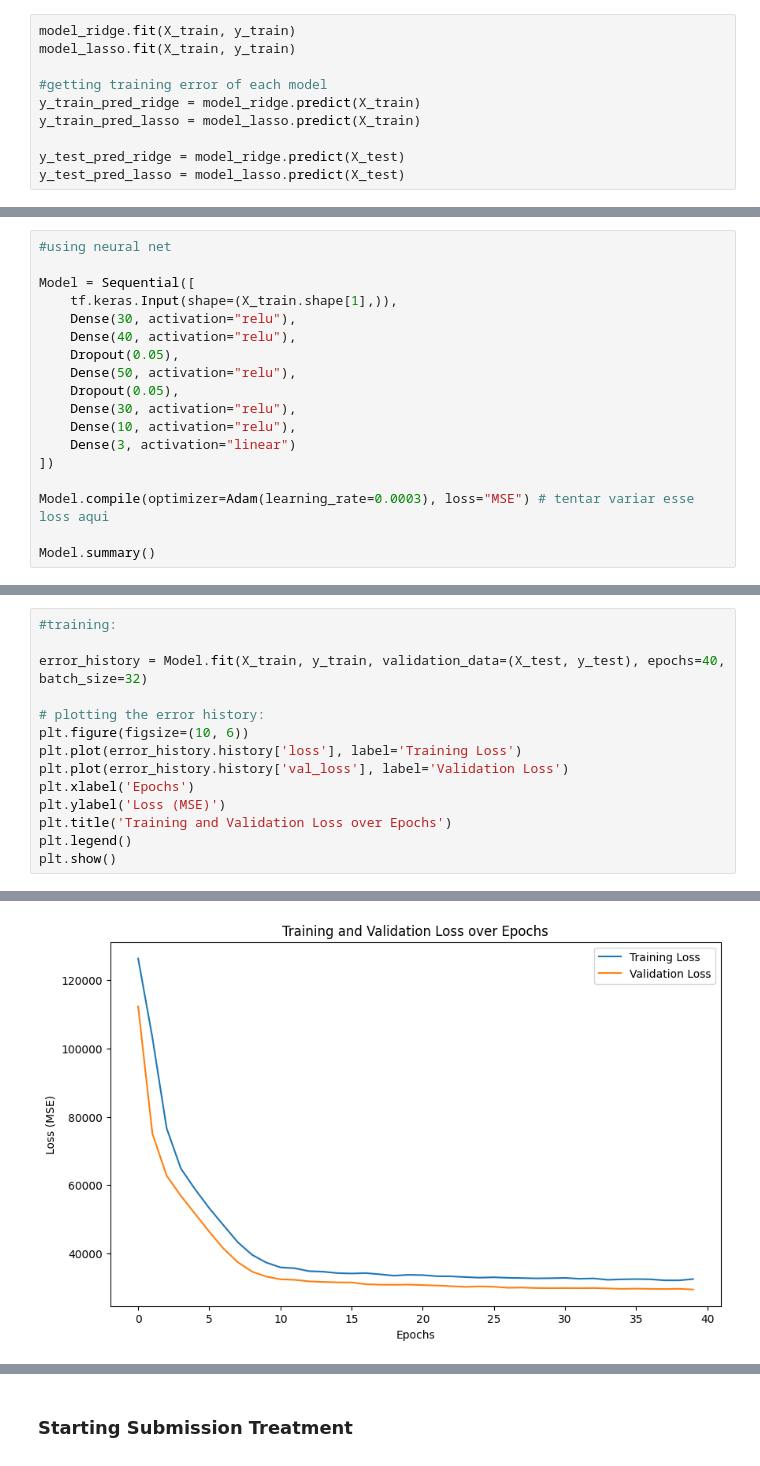
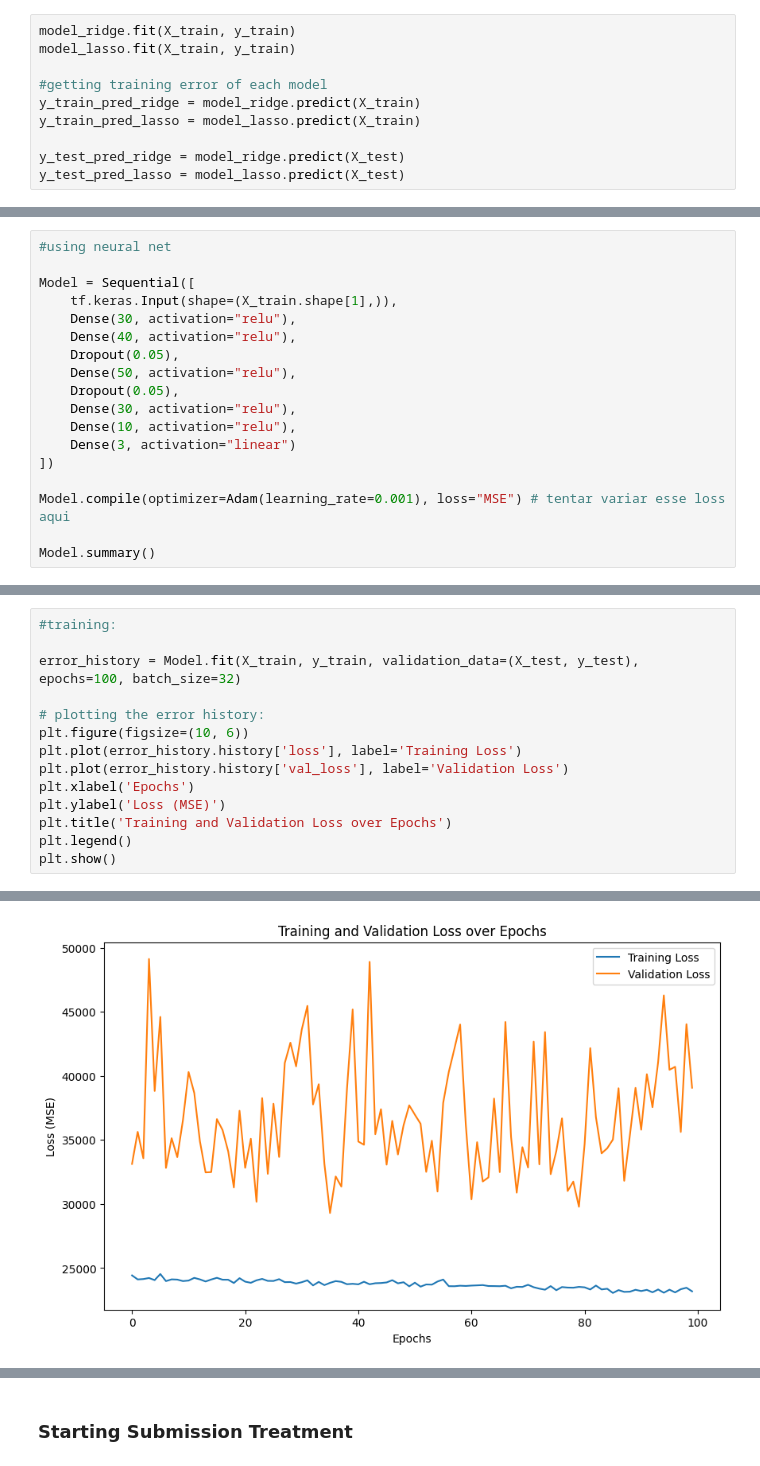
Before and after one commit to Lucas-Bussinger/EY-2026-AI-Challange, a Jupyter notebook: Model/featureTest.ipynb, the cells around one changed output, grey strips where cells are left out. Cells and saved outputs as stored; diff of their text form.

```diff
--- a/Model/featureTest.ipynb
+++ b/Model/featureTest.ipynb
@@ -314,7 +314,7 @@ Model = Sequential([
     Dense(3, activation="linear")
 ])
 
-Model.compile(optimizer=Adam(learning_rate=0.0003), loss="MSE") # tentar variar esse loss aqui
+Model.compile(optimizer=Adam(learning_rate=0.001), loss="MSE") # tentar variar esse loss aqui
 
 Model.summary()
 # %% [output]
@@ -344,7 +344,7 @@ Model: "sequential_1"
 # %%
 #training:
 
-error_history = Model.fit(X_train, y_train, validation_data=(X_test, y_test), epochs=40, batch_size=32)
+error_history = Model.fit(X_train, y_train, validation_data=(X_test, y_test), epochs=100, batch_size=32)
 
 # plotting the error history:
 plt.figure(figsize=(10, 6))
@@ -376,4 +376,4 @@ Epoch 40/40
-[figure, old version]
+[figure, new version]
 # %%
 y_train_neural_pred = Model.predict(X_train)
 y_test_neural_pred = Model.predict(X_test)
```
Also changed, not shown: parts of 15 cells of this notebook, 5 other files.
